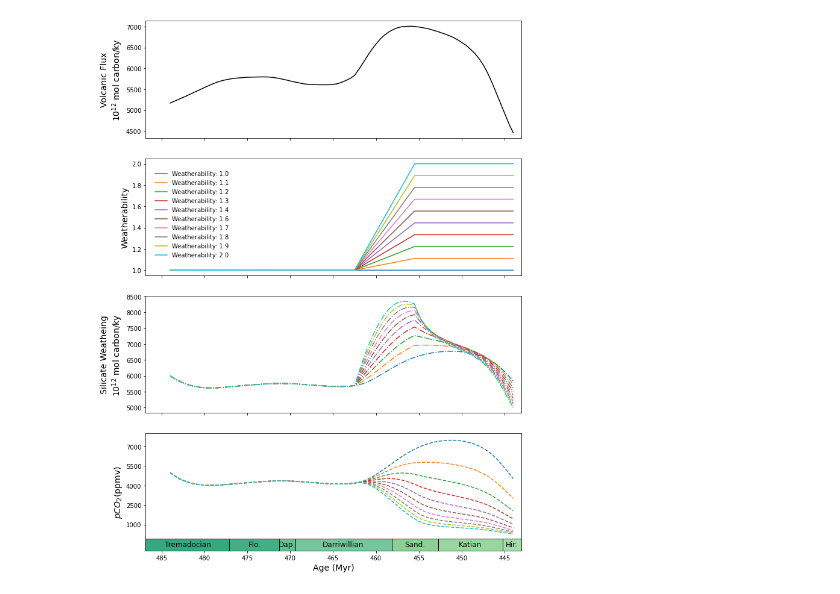
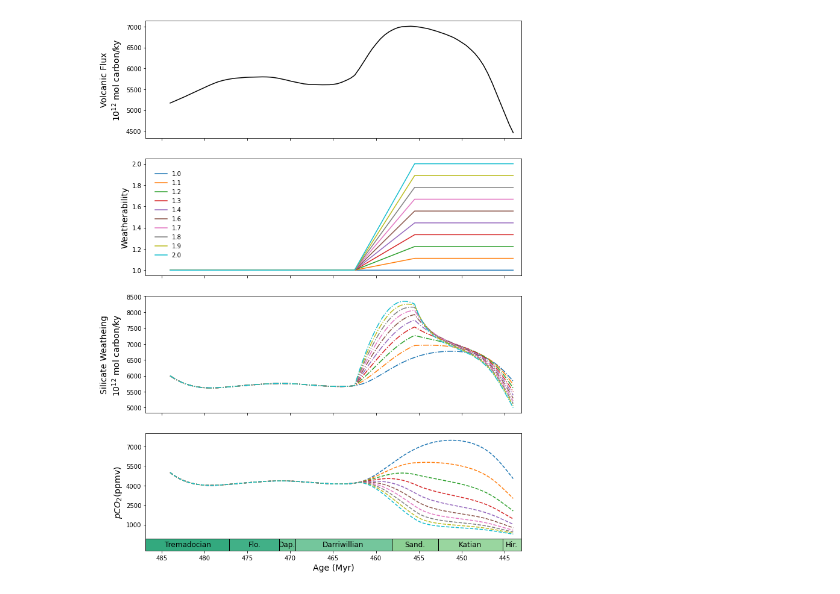
Before and after one commit to datuadiatma/avila_etal_2022, a Jupyter notebook: Notebook/C_Sr_Model.ipynb, the cells around one changed output. Cells and saved outputs as stored; diff of their text form; code cells hidden in the pictures.

Commit message:
add sea level gradient plot, tweak Carbon Model Figure Legend

```diff
--- a/Notebook/C_Sr_Model.ipynb
+++ b/Notebook/C_Sr_Model.ipynb
@@ -204,7 +204,7 @@ SrOrdo = pd.read_csv('../Data/Arbuckle_Sr.csv')
 SrOrdo_2014 = pd.read_csv('../Data/OrdoSr20.csv')
 
 for key in res:
-    ax2.plot(res[key]['age'], res[key]['W'], '-', label='Weatherability: '+str(round(res[key]['W'][-1],1)))
+    ax2.plot(res[key]['age'], res[key]['W'], '-', label=str(round(res[key]['W'][-1],1)))
     #ax2.plot(res[key]['age'], res[key]['ro'], ls='--',label= 'Sr Isotope Model'+key)
     ax4.plot(res[key]['age'], res[key]['pco2'], '--', label= '$pCO_2$ Model'+key)
 
@@ -225,31 +225,31 @@ ax3.set_ylabel('Silicate Weatheing\n$10^{12}$ mol carbon/ky', fontsize=14)
 ax4.set_ylim(-1000, 8000)
 ax4.set_yticks(np.linspace(1000, 7000, 5))
 
 # for ax in (ax1,ax2, ax3, ax4):
 #     ax.grid(True)
 
 ax4.set_xlabel('Age (Myr)', fontsize=14)
 ax4.set_xlim(486.85, 443.07)
 
 ax2.legend(loc='lower left', bbox_to_anchor=(0.01, 0.1), edgecolor='None')
 # ax2.legend(loc='lower left', bbox_to_anchor=(1.1, 0.5), edgecolor='None')
 # ax3.legend(loc='lower left', bbox_to_anchor=(1.1, 0.1), edgecolor='None')
 # ax4.legend(loc='lower left', bbox_to_anchor=( 1.1, 0.1), edgecolor='None')
 
 # Load Ordovician GTS2020
 chronoDf = pd.read_excel('../Data/OrdoGTS2020.xlsx')
 trans = ax4.get_xaxis_transform()
 for ind in chronoDf.index:
     ax4.add_patch(Rectangle(xy=[chronoDf['top'][ind], 0],
                            height=0.1,
                            width=chronoDf['h'][ind], transform = trans,
                            ec = 'black', fc = chronoDf['color'][ind], zorder=9))
     ax4.text(chronoDf['top'][ind]+0.5*chronoDf['h'][ind], 0.05, str(chronoDf['mix'][ind]), rotation=0,
             horizontalalignment='center',
             verticalalignment='center', transform = trans, fontsize = 12, zorder=9)
 
 plt.tight_layout()
 plt.savefig("../Figures/degassing_CO2_Sr_varyWeatherability_Final.png", dpi=300)
 plt.savefig("../Figures/degassing_CO2_Sr_varyWeatherability_Final.svg")
 # %% [output]
-[figure, old version]
+[figure, new version]
```
Also changed, not shown: parts of 1 cell of this notebook, 4 other files.
